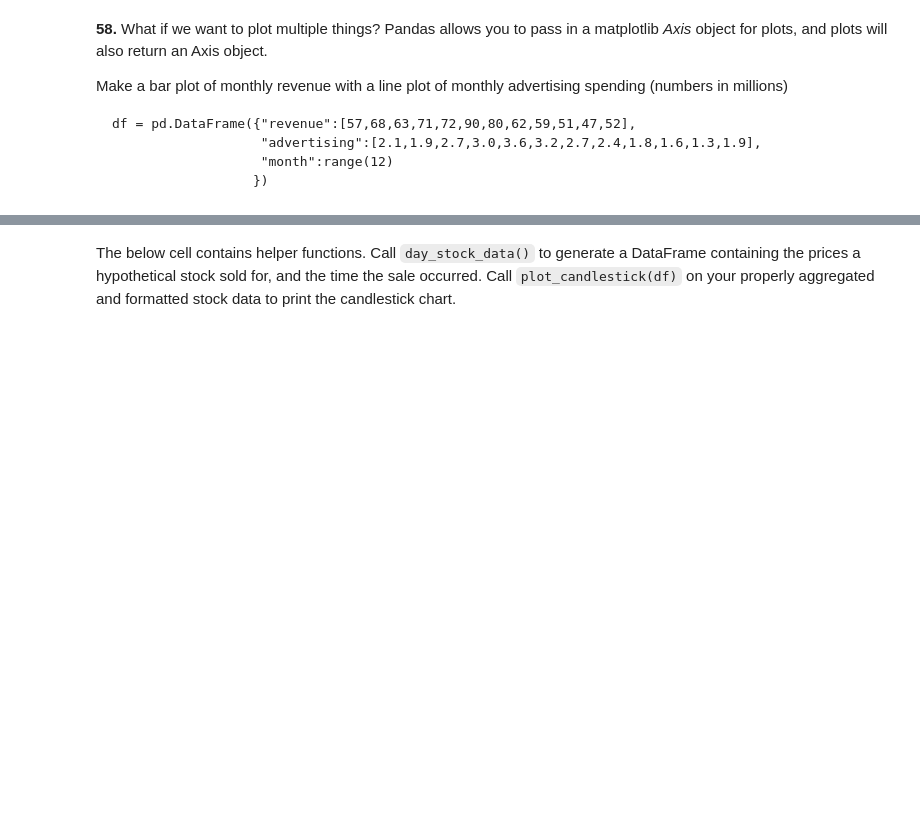
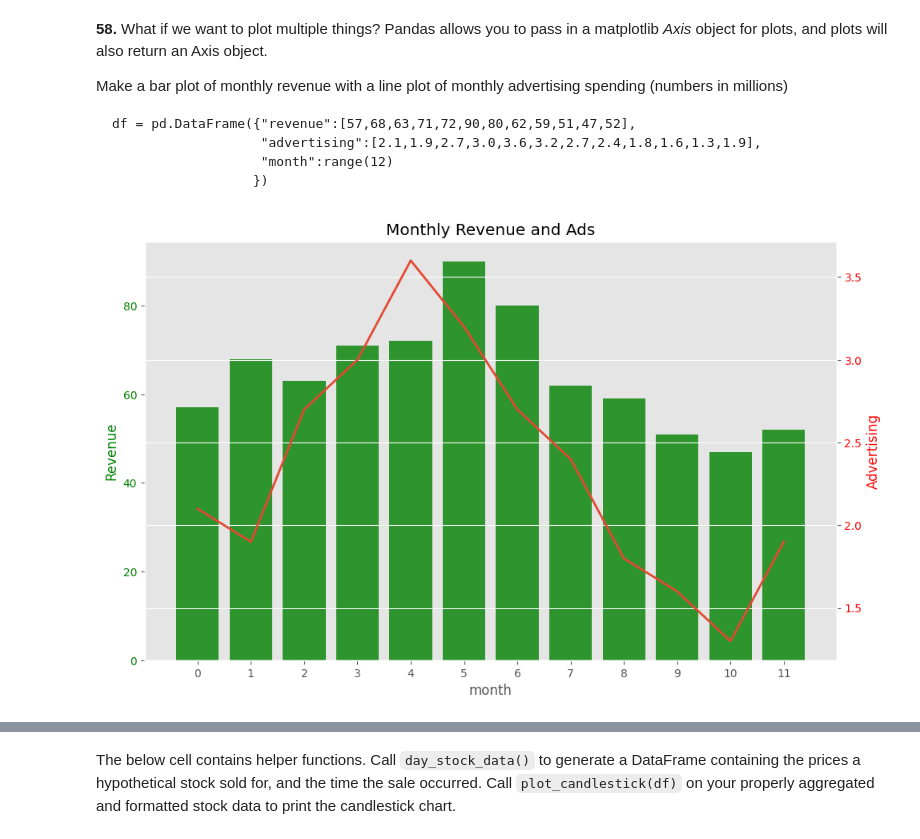
Before and after one commit to tinapyp/data-science-learning, a Jupyter notebook: Challenges/100-pandas-puzzles/100-pandas-puzzles.ipynb, the cells around one changed output, grey strips where cells are left out. Cells and saved outputs as stored; diff of their text form; code cells hidden in the pictures; blank space fills up the shorter version.

````diff
--- a/Challenges/100-pandas-puzzles/100-pandas-puzzles.ipynb
+++ b/Challenges/100-pandas-puzzles/100-pandas-puzzles.ipynb
@@ -732,6 +1228,32 @@ df = pd.DataFrame({"revenue":[57,68,63,71,72,90,80,62,59,51,47,52],
                    "month":range(12)
                   })
 ```
+# %%
+df = pd.DataFrame({"revenue":[57,68,63,71,72,90,80,62,59,51,47,52],
+                   "advertising":[2.1,1.9,2.7,3.0,3.6,3.2,2.7,2.4,1.8,1.6,1.3,1.9],
+                   "month":range(12)
+                  })
+
+fig, ax = plt.subplots(figsize=(10,6))
+
+ax.bar(df['month'], df['revenue'], color='green', label='Revenue', alpha=0.8)
+ax.set_xlabel('month')
+ax.set_ylabel('Revenue', color='green')
+ax.tick_params(axis='y', labelcolor='green')
+
+ax1 = ax.twinx()
+ax1.plot(df['month'], df['advertising'], label='Advertising', lw=2)
+ax1.set_ylabel('Advertising', color='red')
+ax1.tick_params(axis='y', labelcolor='red')
+
+ax.set_xticks(df['month'])
+ax.grid(False)
+
+plt.tight_layout()
+plt.title('Monthly Revenue and Ads')
+plt.show()
+# %% [output]
+[figure, added]
 # %% [markdown]
 Now we're finally ready to create a candlestick chart, which is a very common tool used to analyze stock price data.  A candlestick chart shows the opening, closing, highest, and lowest price for a stock during a time window.  The color of the "candle" (the thick part of the bar) is green if the stock closed above its opening price, or red if below.
 
````
Also changed, not shown: parts of 50 cells of this notebook, 1 other file.
